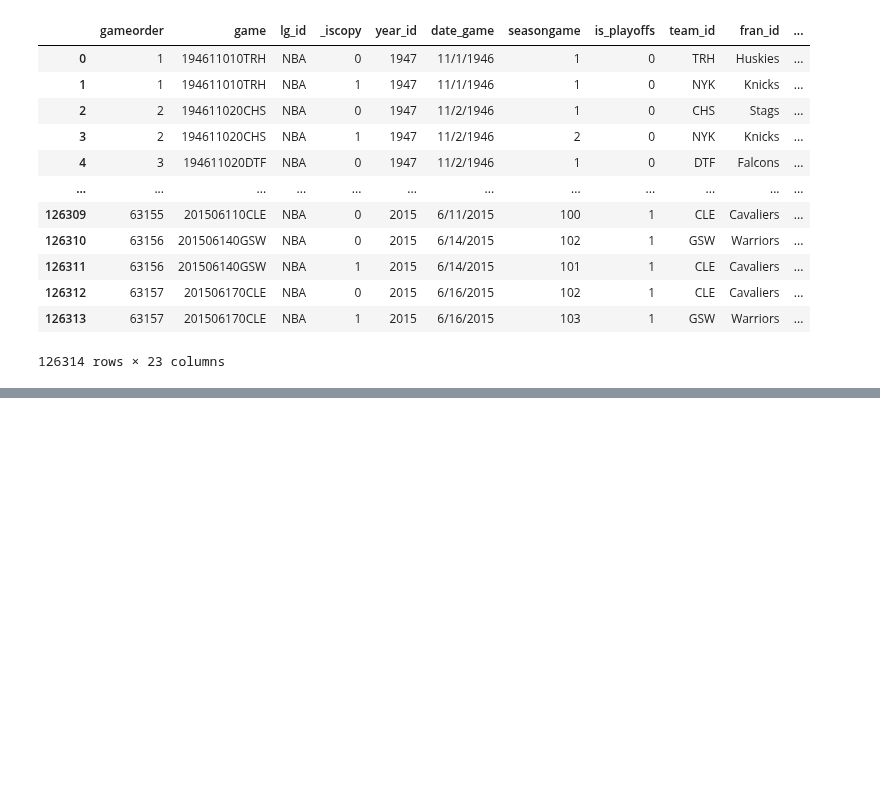
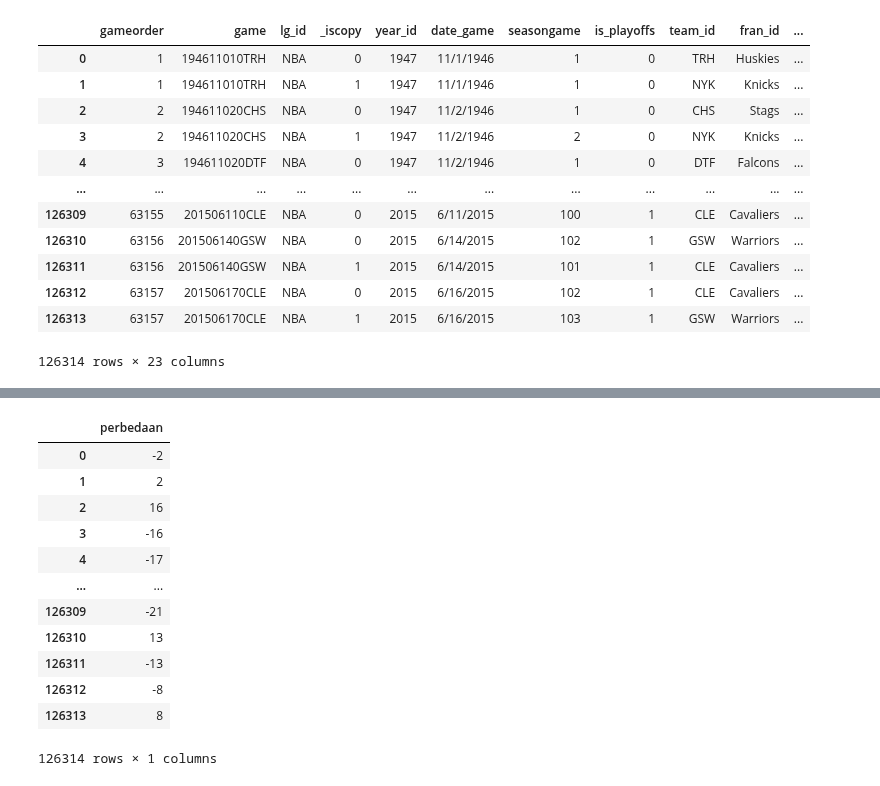
Before and after one commit to layliry/latihanlayli, a Jupyter notebook: 05 pandas.ipynb, the cells around one changed output, grey strips where cells are left out. Saved outputs shown, nothing was run; the diff lists cells and outputs as text; code cells hidden in the pictures; blank space fills up the shorter version.

```diff
--- a/05 pandas.ipynb
+++ b/05 pandas.ipynb
@@ -182,0 +199,20 @@ df_nba
+# %%
+# tambah kolom
+
+df_nba["perbedaan"] = df_nba["pts"] - df_nba["opp_pts"]
+
+df_nba[["perbedaan"]]
+# %% [output]
+|  | perbedaan |
+| 0 | -2 |
+| 1 | 2 |
+| 2 | 16 |
+| 3 | -16 |
+| 4 | -17 |
+| ... | ... |
+| 126309 | -21 |
+| 126310 | 13 |
+| 126311 | -13 |
+| 126312 | -8 |
+| 126313 | 8 |
+126314 rows × 1 columns
```
Also changed, not shown: parts of 2 cells of this notebook.
